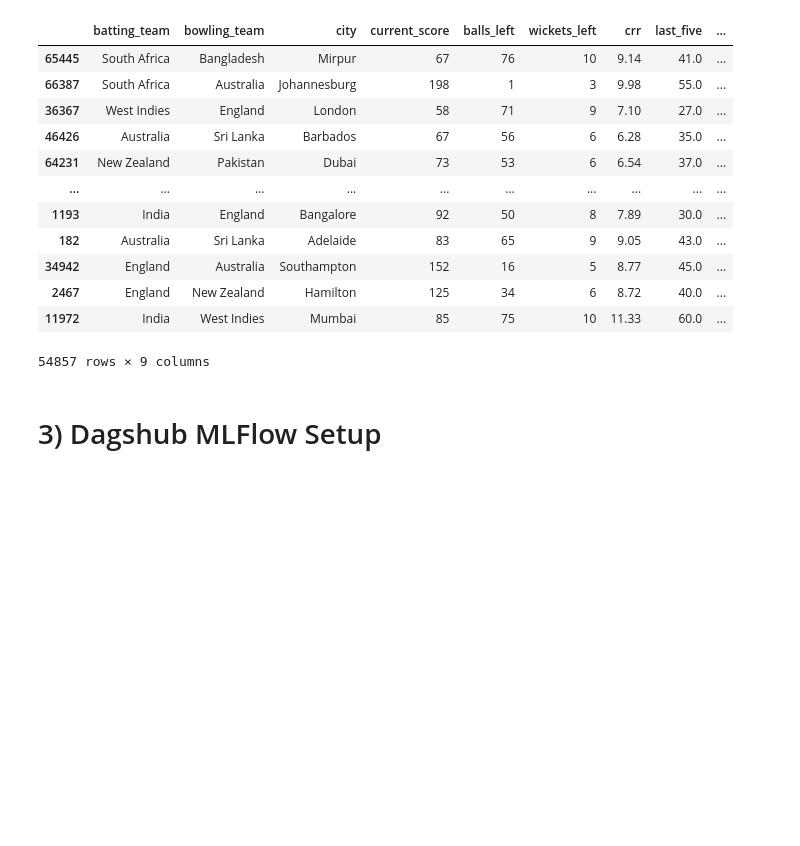
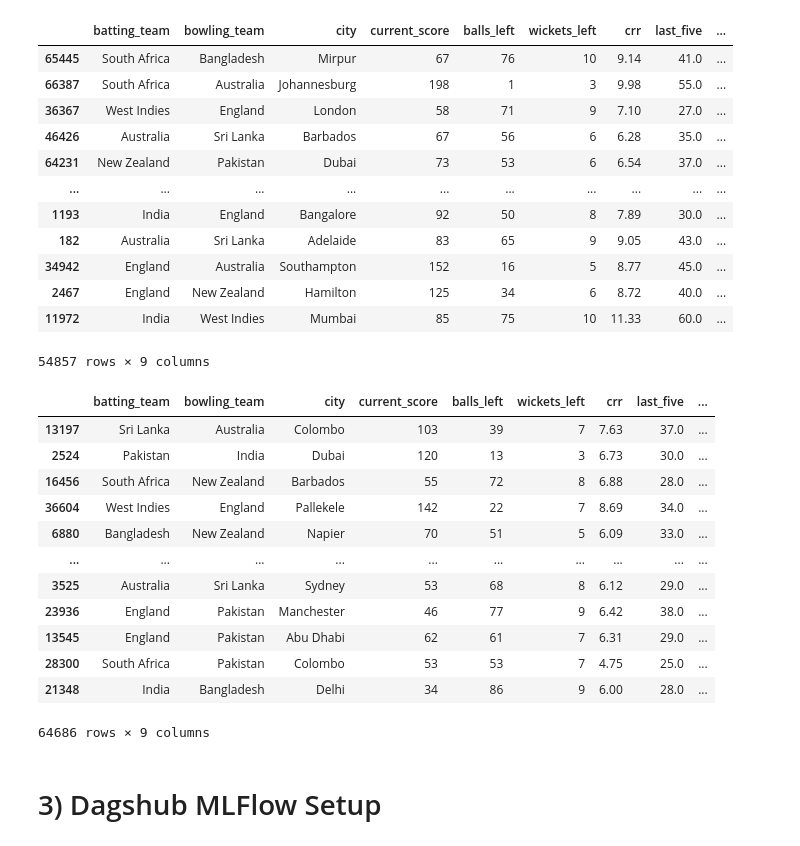
Before and after one commit to srikara202/Cricket-T20-Score-Predictor-MLOps, a Jupyter notebook: notebooks/life-cycle.ipynb, the cells around one changed output. Drawn from its saved outputs; the diff is of its cells as text; code cells hidden in the pictures; blank space fills up the shorter version.

```diff
--- a/notebooks/life-cycle.ipynb
+++ b/notebooks/life-cycle.ipynb
@@ -764,6 +764,26 @@ final_df
 54857 rows × 9 columns
 # %%
 final_df.to_csv('dataset_level3_trunc.csv',index=False)
+# %%
+final_df = pd.read_csv('dataset_level3.csv')
+# %%
+final_df = final_df.sample(final_df.shape[0])
+# %%
+final_df
+# %% [output]
+|  | batting_team | bowling_team | city | current_score | balls_left | wickets_left | crr | last_five | ... |
+| 13197 | Sri Lanka | Australia | Colombo | 103 | 39 | 7 | 7.63 | 37.0 | ... |
+| 2524 | Pakistan | India | Dubai | 120 | 13 | 3 | 6.73 | 30.0 | ... |
+| 16456 | South Africa | New Zealand | Barbados | 55 | 72 | 8 | 6.88 | 28.0 | ... |
+| 36604 | West Indies | England | Pallekele | 142 | 22 | 7 | 8.69 | 34.0 | ... |
+| 6880 | Bangladesh | New Zealand | Napier | 70 | 51 | 5 | 6.09 | 33.0 | ... |
+| ... | ... | ... | ... | ... | ... | ... | ... | ... | ... |
+| 3525 | Australia | Sri Lanka | Sydney | 53 | 68 | 8 | 6.12 | 29.0 | ... |
+| 23936 | England | Pakistan | Manchester | 46 | 77 | 9 | 6.42 | 38.0 | ... |
+| 13545 | England | Pakistan | Abu Dhabi | 62 | 61 | 7 | 6.31 | 29.0 | ... |
+| 28300 | South Africa | Pakistan | Colombo | 53 | 53 | 7 | 4.75 | 25.0 | ... |
+| 21348 | India | Bangladesh | Delhi | 34 | 86 | 9 | 6.00 | 28.0 | ... |
+64686 rows × 9 columns
 # %% [markdown]
 # 3) Dagshub MLFlow Setup
 # %%
```
Also changed, not shown: parts of 9 cells of this notebook, 2 other files.
